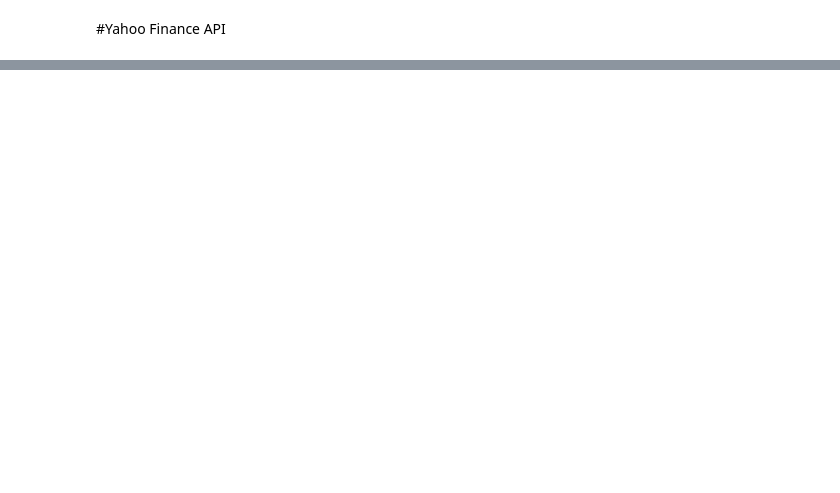
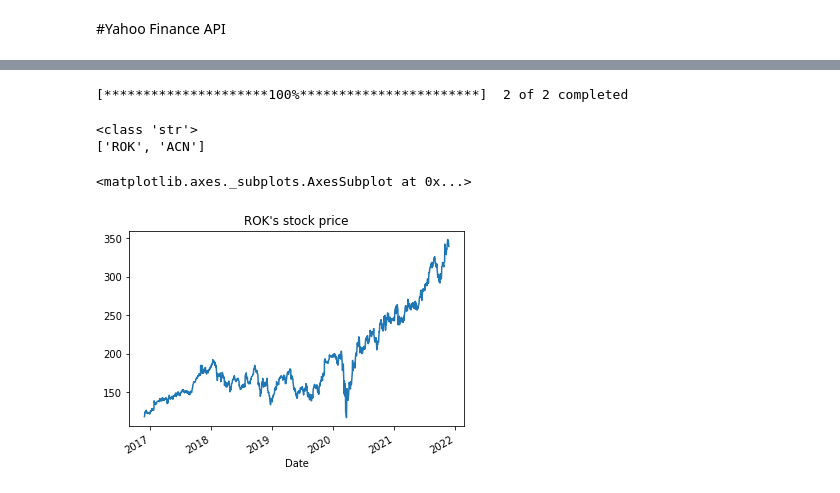
Before and after one commit to TVaibhavi/AIDI_1100_01_FINAL-PROJECT_GROUP-4, a Jupyter notebook: AIDI_1100_01_FINAL_PROJECT_GROUP_4_update2.ipynb, the cells around one changed output, grey strips where cells are left out. Saved outputs shown, nothing was run; the diff lists cells and outputs as text; code cells hidden in the pictures; blank space fills up the shorter version.

Commit message:
random picks for stock and fetching yfinance for the same

```diff
--- a/AIDI_1100_01_FINAL_PROJECT_GROUP_4_update2.ipynb
+++ b/AIDI_1100_01_FINAL_PROJECT_GROUP_4_update2.ipynb
@@ -75,8 +75,8 @@ df.head()
 #Search stock symbols of given industry
 
 searchString = StockIndustry_Search + ': ([a-zA-Z]+)'
-df_stockSymbols = df['Content'].str.extract(searchString, expand=True)
-
+df_stockSymbols = df['Content'].str.extract(searchString, expand=False)
+print(StockIndustry_Search)
 # Dropping the duplicates
 df_stockSymbols = df_stockSymbols.drop_duplicates()
 
@@ -84,0 +87,2 @@ df_stockSymbols = df_stockSymbols.dropna()
+# %%
+df_stock_list = df_stockSymbols
@@ -84,0 +107,5 @@ df_stockSymbols = df_stockSymbols.dropna()
+# %%
+from random import randint
+
+
+sample_pick = (df_stock_list.sample(2))
@@ -86,0 +177,20 @@ df_stockSymbols = df_stockSymbols.dropna()
+# %%
+stock_df = yf.download(random_pick)
+# %% [output]
+[*********************100%***********************]  2 of 2 completed
+# %%
+stock_list  = sample_pick.to_string(index=False)
+print(type(stock_list))
+
+random_pick = stock_list.split()
+print(random_pick)
+# %% [output]
+<class 'str'>
+['ROK', 'ACN']
+# %%
+ticker = yf.Ticker(random_pick[0])
+stock_df = ticker.history(period="5y")
+stock_df['Close'].plot(title=random_pick[0] + "'s stock price")
+# %% [output]
+<matplotlib.axes._subplots.AxesSubplot at 0x...>
+[figure, added]
```
Also changed, not shown: parts of 11 cells of this notebook.
